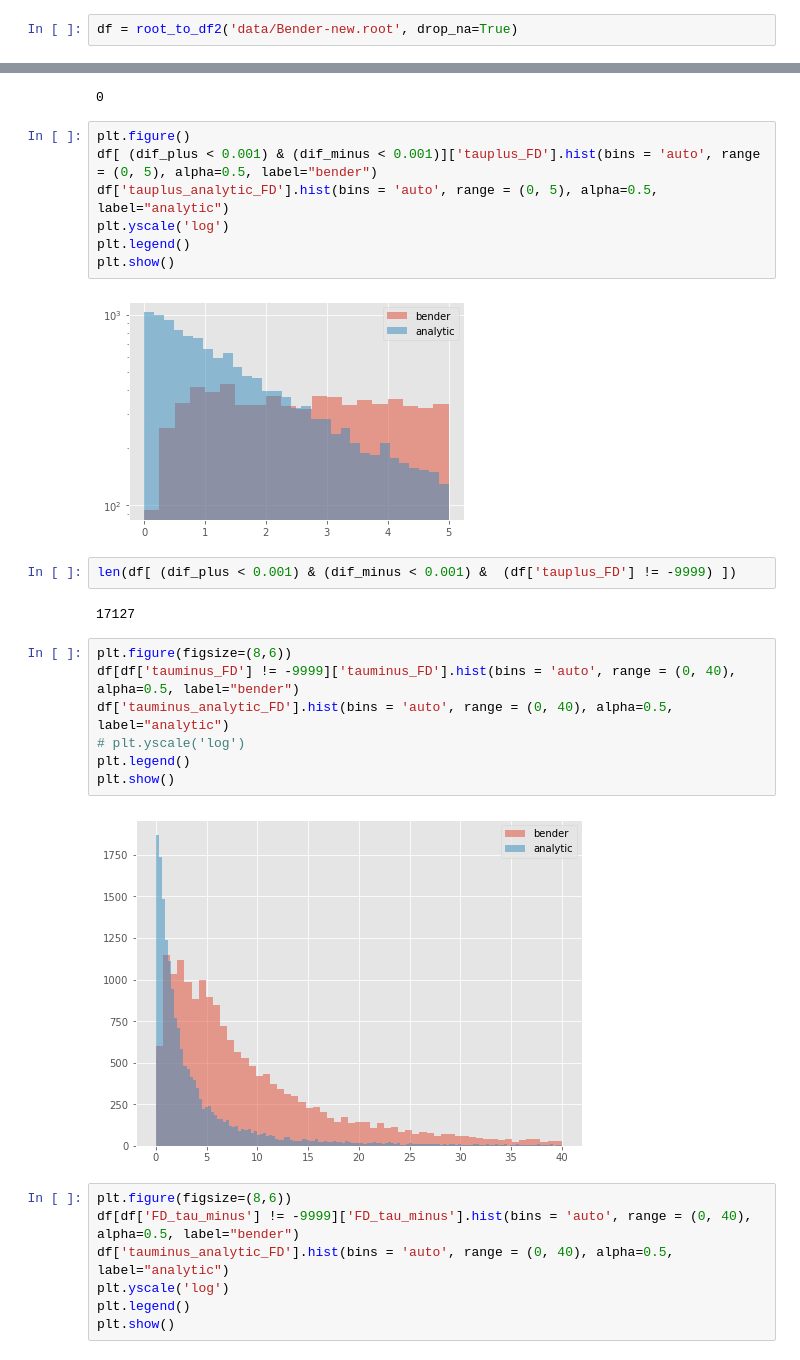
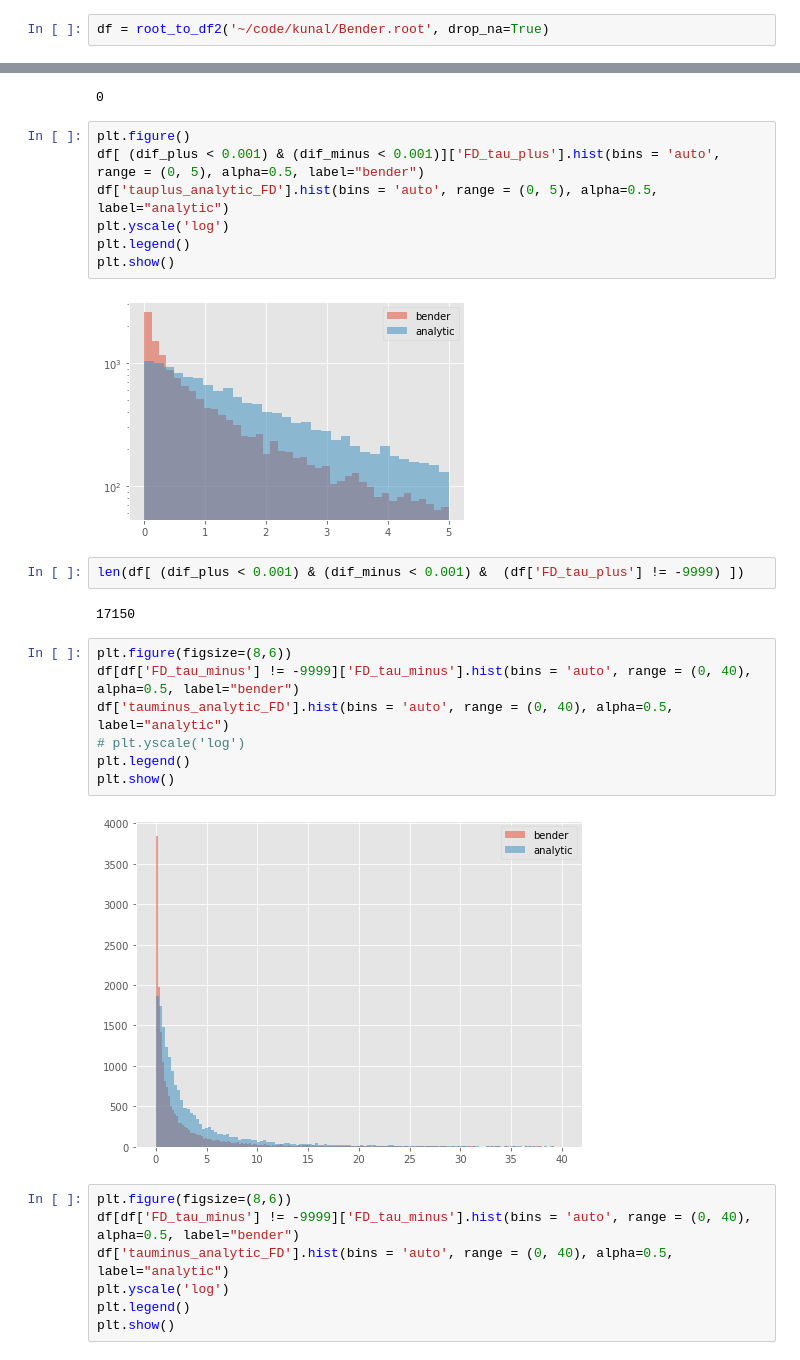
Before and after one commit to kunalnj/B-Anomalies, a Jupyter notebook: peter/exploring2.ipynb, the cells around one changed output, grey strips where cells are left out. Drawn from its saved outputs; the diff is of its cells as text.

```diff
--- a/peter/exploring2.ipynb
+++ b/peter/exploring2.ipynb
@@ -83,5 +83,5 @@ def root_to_df(fname,drop_na = False):
         df.dropna(inplace=True)
     return df
 # %%
-df = root_to_df2('data/Bender-new.root', drop_na=True)
+df = root_to_df2('~/code/kunal/Bender.root', drop_na=True)
 # %%
@@ -725,26 +725,26 @@ len(df[df['phi3_PX']==-9999])
 0
 # %%
 plt.figure()
-df[ (dif_plus < 0.001) & (dif_minus < 0.001)]['tauplus_FD'].hist(bins = 'auto', range = (0, 5), alpha=0.5, label="bender")
+df[ (dif_plus < 0.001) & (dif_minus < 0.001)]['FD_tau_plus'].hist(bins = 'auto', range = (0, 5), alpha=0.5, label="bender")
 df['tauplus_analytic_FD'].hist(bins = 'auto', range = (0, 5), alpha=0.5, label="analytic")
 plt.yscale('log')
 plt.legend()
 plt.show()
 # %% [output]
-[figure, old version]
+[figure, new version]
 # %%
-len(df[ (dif_plus < 0.001) & (dif_minus < 0.001) &  (df['tauplus_FD'] != -9999) ])
+len(df[ (dif_plus < 0.001) & (dif_minus < 0.001) &  (df['FD_tau_plus'] != -9999) ])
 # %% [output]
-17127
+17150
 # %%
 plt.figure(figsize=(8,6))
-df[df['tauminus_FD'] != -9999]['tauminus_FD'].hist(bins = 'auto', range = (0, 40), alpha=0.5, label="bender")
+df[df['FD_tau_minus'] != -9999]['FD_tau_minus'].hist(bins = 'auto', range = (0, 40), alpha=0.5, label="bender")
 df['tauminus_analytic_FD'].hist(bins = 'auto', range = (0, 40), alpha=0.5, label="analytic")
 # plt.yscale('log')
 plt.legend()
 plt.show()
 # %% [output]
-[figure, old version]
+[figure, new version]
 # %%
 plt.figure(figsize=(8,6))
 df[df['FD_tau_minus'] != -9999]['FD_tau_minus'].hist(bins = 'auto', range = (0, 40), alpha=0.5, label="bender")
```
Also changed, not shown: parts of 22 cells of this notebook, 3 other files.
